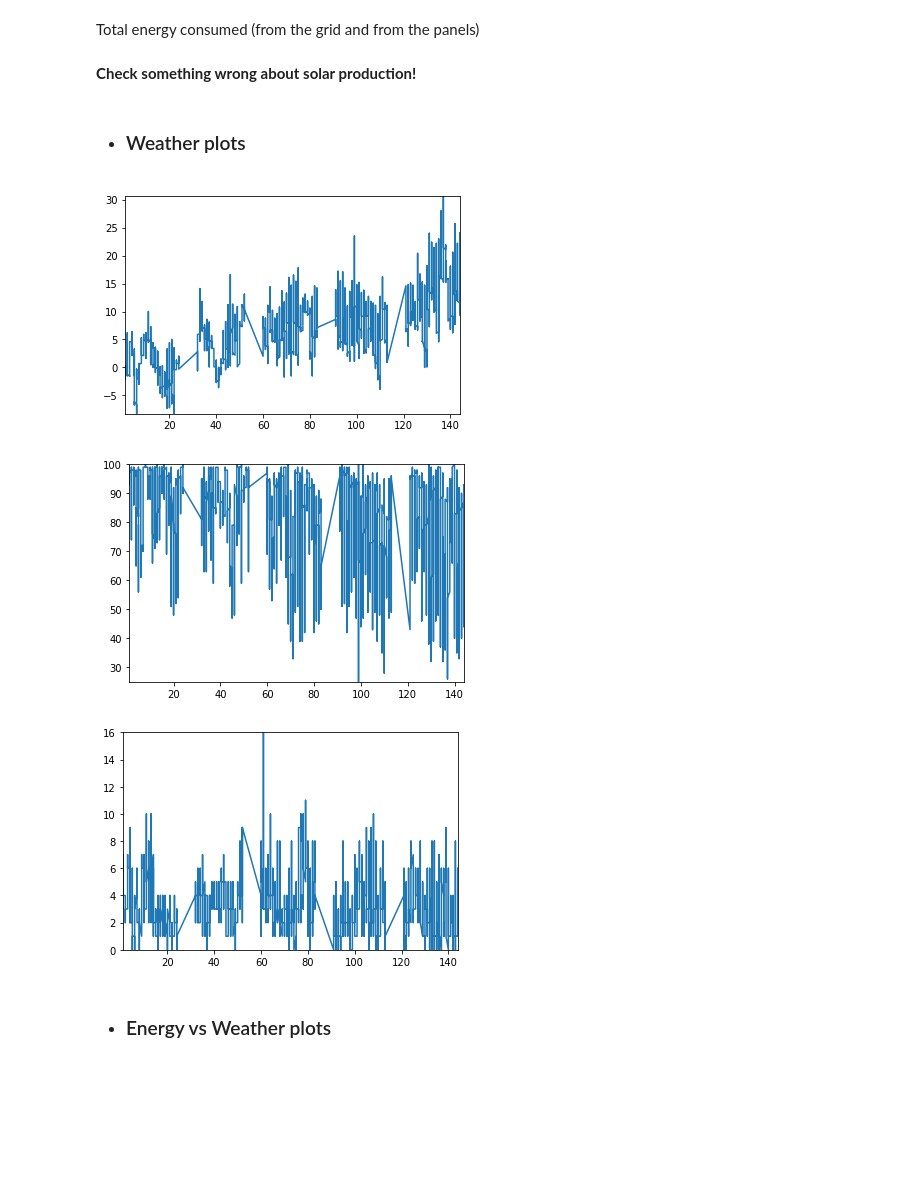
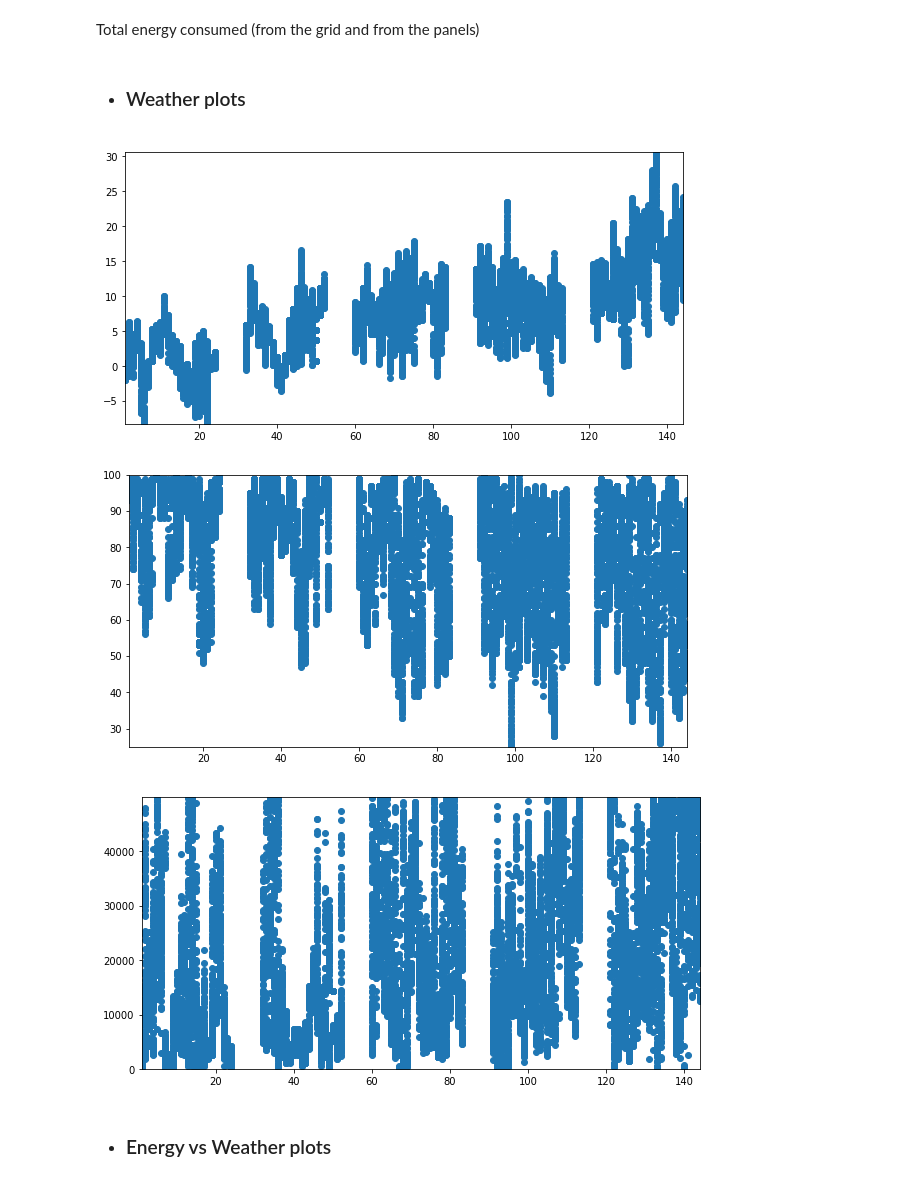
Before and after one commit to Jonuma/IoT_Project, a Jupyter notebook: data/assignment_joao.ipynb, the cells around one changed output. Cells and saved outputs as stored; diff of their text form; code cells hidden in the pictures; blank space fills up the shorter version.

```diff
--- a/data/assignment_joao.ipynb
+++ b/data/assignment_joao.ipynb
@@ -177,8 +173,6 @@ plt.axis([X.min(), X.max(), Y.min(), Y.max()]);
 [figure]
 # %% [markdown]
 Total energy consumed (from the grid and from the panels)
-# %% [markdown]
-**Check something wrong about solar production!**
 # %% [markdown]
 - ### Weather plots
 # %%
@@ -186,24 +180,27 @@ times = pd.to_datetime(raw_weather["time"]).dt.dayofyear;
 # %%
 X = times
 Y = raw_weather["temperature"]
-plt.plot(X, Y)
+plt.figure(figsize=(10,5))
+plt.scatter(X, Y)
 plt.axis([X.min(), X.max(), Y.min(), Y.max()]);
 # %% [output]
-[figure, old version]
+[figure, new version]
 # %%
 X = times
 Y = raw_weather["humidity"]
-plt.plot(X, Y)
+plt.figure(figsize=(10,5))
+plt.scatter(X, Y)
 plt.axis([X.min(), X.max(), Y.min(), Y.max()]);
 # %% [output]
-[figure, old version]
+[figure, new version]
 # %%
 X = times
-Y = raw_weather["wind speed"]
-plt.plot(X, Y)
+Y = raw_weather["visibility"]
+plt.figure(figsize=(10,5))
+plt.scatter(X, Y)
 plt.axis([X.min(), X.max(), Y.min(), Y.max()]);
 # %% [output]
-[figure, old version]
+[figure, new version]
 # %% [markdown]
 - ### Energy vs Weather plots
 # %% [markdown]
```
Also changed, not shown: parts of 14 cells of this notebook.
